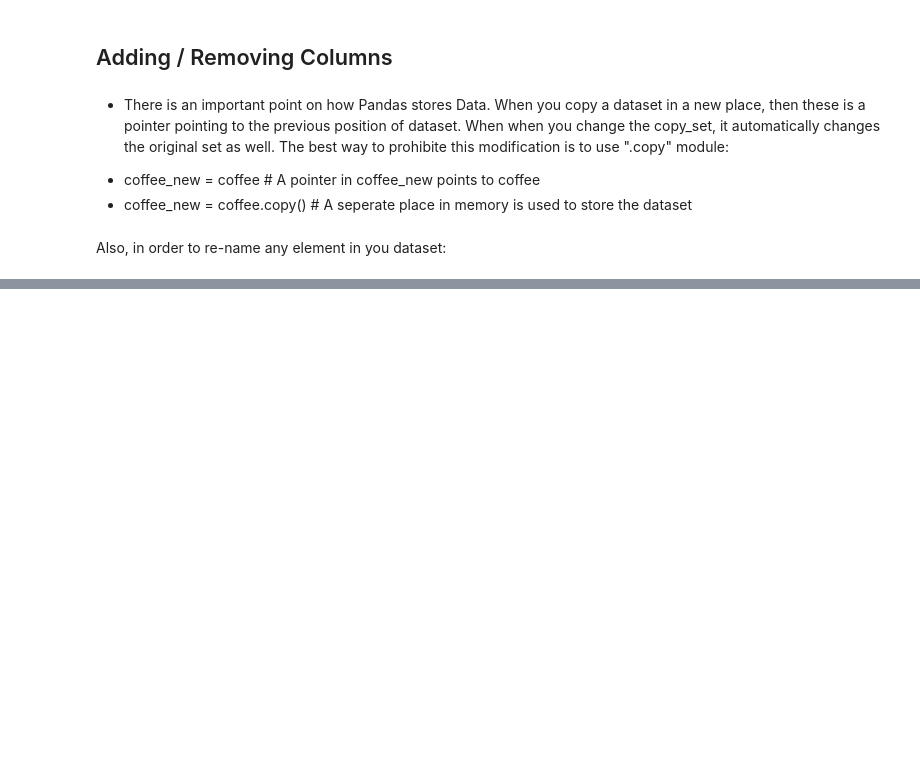
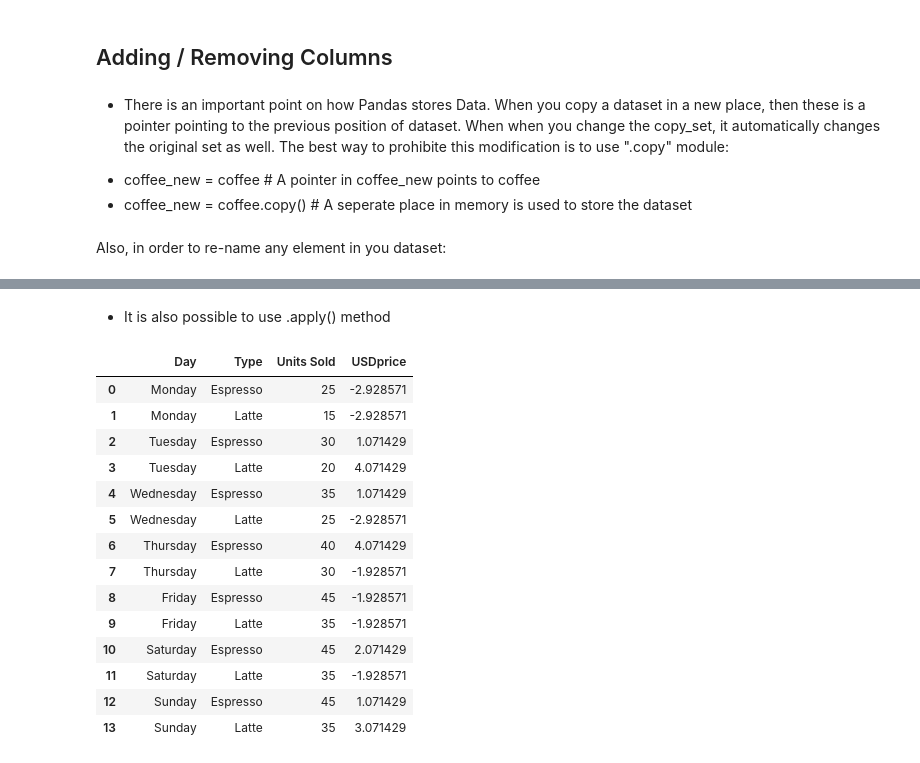
Before and after one commit to Nader1995/data-science-journey, a Jupyter notebook: pandas_experiment.ipynb, the cells around one changed output, grey strips where cells are left out. Drawn from its saved outputs; the diff is of its cells as text; code cells hidden in the pictures; blank space fills up the shorter version.

```diff
--- a/pandas_experiment.ipynb
+++ b/pandas_experiment.ipynb
@@ -225,3 +249,2 @@ coffee.rename(columns={'Coffee Type': 'Type'}, inplace=True) # renames the 'OldN
 # %%
-sample = bios.head().copy()
-sample.info()
+coffee['USDprice'] = np.random.randint(1, 11, size=len(coffee)) # adds a new column 'price' to the coffee dataframe with random values from the random_prices list
@@ -245,0 +266,3 @@ memory usage: 528.0+ bytes
+# %%
+USDprice_mean = coffee.USDprice.mean() # calculates the mean of the 'USDprice' column in the coffee dataframe
+coffee.USDprice.map(lambda x: x-USDprice_mean) # subtracts the mean from each value in the 'USDprice' column of the coffee dataframe using the map method and a lambda function
@@ -245,0 +285,25 @@ memory usage: 528.0+ bytes
+# %% [markdown]
+- It is also possible to use .apply() method
+# %%
+def remean_points(row):
+
+    row.USDprice = row.USDprice - USDprice_mean
+    return row
+
+coffee.apply(remean_points, axis='columns')
+# %% [output]
+|  | Day | Type | Units Sold | USDprice |
+| 0 | Monday | Espresso | 25 | -2.928571 |
+| 1 | Monday | Latte | 15 | -2.928571 |
+| 2 | Tuesday | Espresso | 30 | 1.071429 |
+| 3 | Tuesday | Latte | 20 | 4.071429 |
+| 4 | Wednesday | Espresso | 35 | 1.071429 |
+| 5 | Wednesday | Latte | 25 | -2.928571 |
+| 6 | Thursday | Espresso | 40 | 4.071429 |
+| 7 | Thursday | Latte | 30 | -1.928571 |
+| 8 | Friday | Espresso | 45 | -1.928571 |
+| 9 | Friday | Latte | 35 | -1.928571 |
+| 10 | Saturday | Espresso | 45 | 2.071429 |
+| 11 | Saturday | Latte | 35 | -1.928571 |
+| 12 | Sunday | Espresso | 45 | 1.071429 |
+| 13 | Sunday | Latte | 35 | 3.071429 |
```
Also changed, not shown: parts of 13 cells of this notebook, 1 other file.
